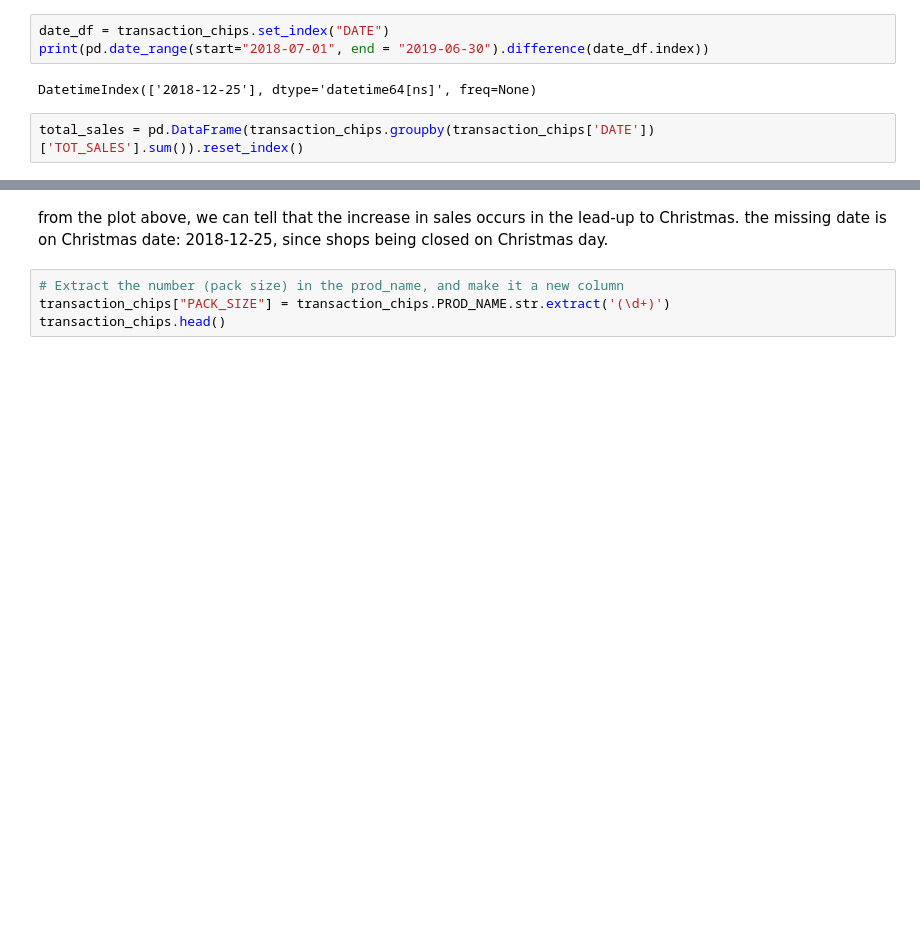
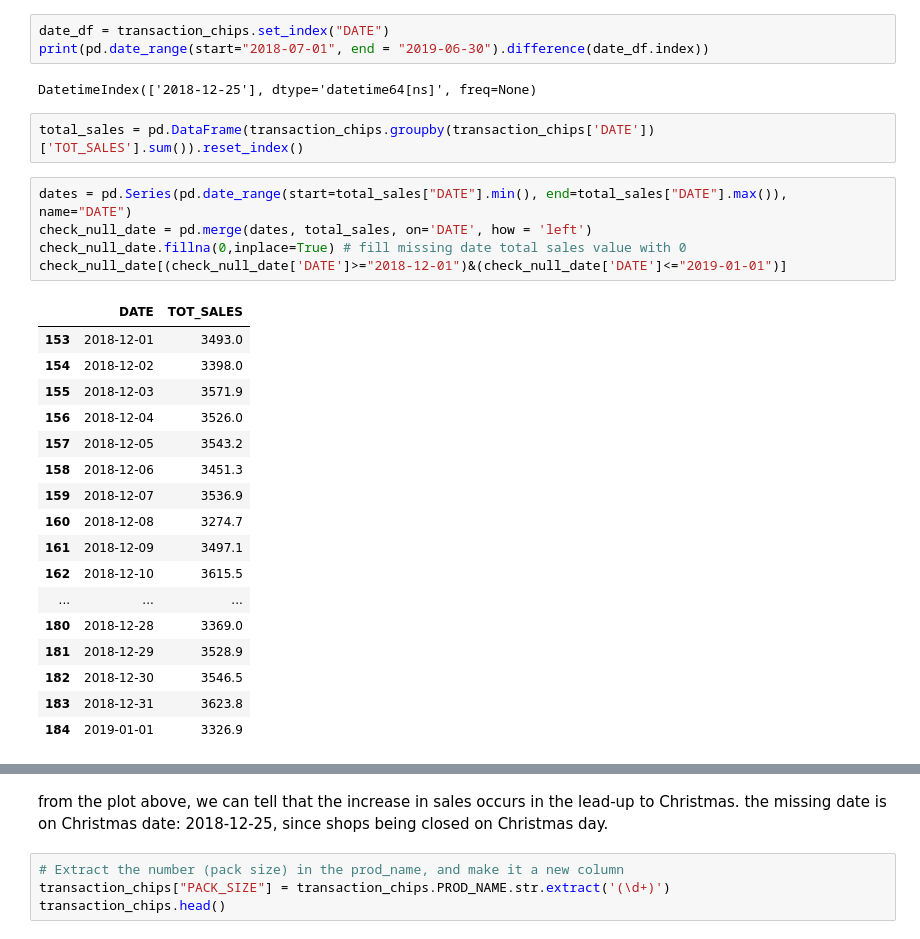
Before and after one commit to weekysui/AB-Testing, a Jupyter notebook: Data Quality.ipynb, the cells around one changed output, grey strips where cells are left out. Saved outputs shown, nothing was run; the diff lists cells and outputs as text; blank space fills up the shorter version.

```diff
--- a/Data Quality.ipynb
+++ b/Data Quality.ipynb
@@ -256,6 +256,29 @@ print(pd.date_range(start="2018-07-01", end = "2019-06-30").difference(date_df.i
 DatetimeIndex(['2018-12-25'], dtype='datetime64[ns]', freq=None)
 # %%
 total_sales = pd.DataFrame(transaction_chips.groupby(transaction_chips['DATE'])['TOT_SALES'].sum()).reset_index()
+# %%
+dates = pd.Series(pd.date_range(start=total_sales["DATE"].min(), end=total_sales["DATE"].max()), name="DATE")
+check_null_date = pd.merge(dates, total_sales, on='DATE', how = 'left')
+check_null_date.fillna(0,inplace=True) # fill missing date total sales value with 0
+check_null_date[(check_null_date['DATE']>="2018-12-01")&(check_null_date['DATE']<="2019-01-01")]
+# %% [output]
+|  | DATE | TOT_SALES |
+| 153 | 2018-12-01 | 3493.0 |
+| 154 | 2018-12-02 | 3398.0 |
+| 155 | 2018-12-03 | 3571.9 |
+| 156 | 2018-12-04 | 3526.0 |
+| 157 | 2018-12-05 | 3543.2 |
+| 158 | 2018-12-06 | 3451.3 |
+| 159 | 2018-12-07 | 3536.9 |
+| 160 | 2018-12-08 | 3274.7 |
+| 161 | 2018-12-09 | 3497.1 |
+| 162 | 2018-12-10 | 3615.5 |
+| ... | ... | ... |
+| 180 | 2018-12-28 | 3369.0 |
+| 181 | 2018-12-29 | 3528.9 |
+| 182 | 2018-12-30 | 3546.5 |
+| 183 | 2018-12-31 | 3623.8 |
+| 184 | 2019-01-01 | 3326.9 |
 # %%
 from matplotlib import dates
 # plot the total sales
```
Also changed, not shown: parts of 8 cells of this notebook.
